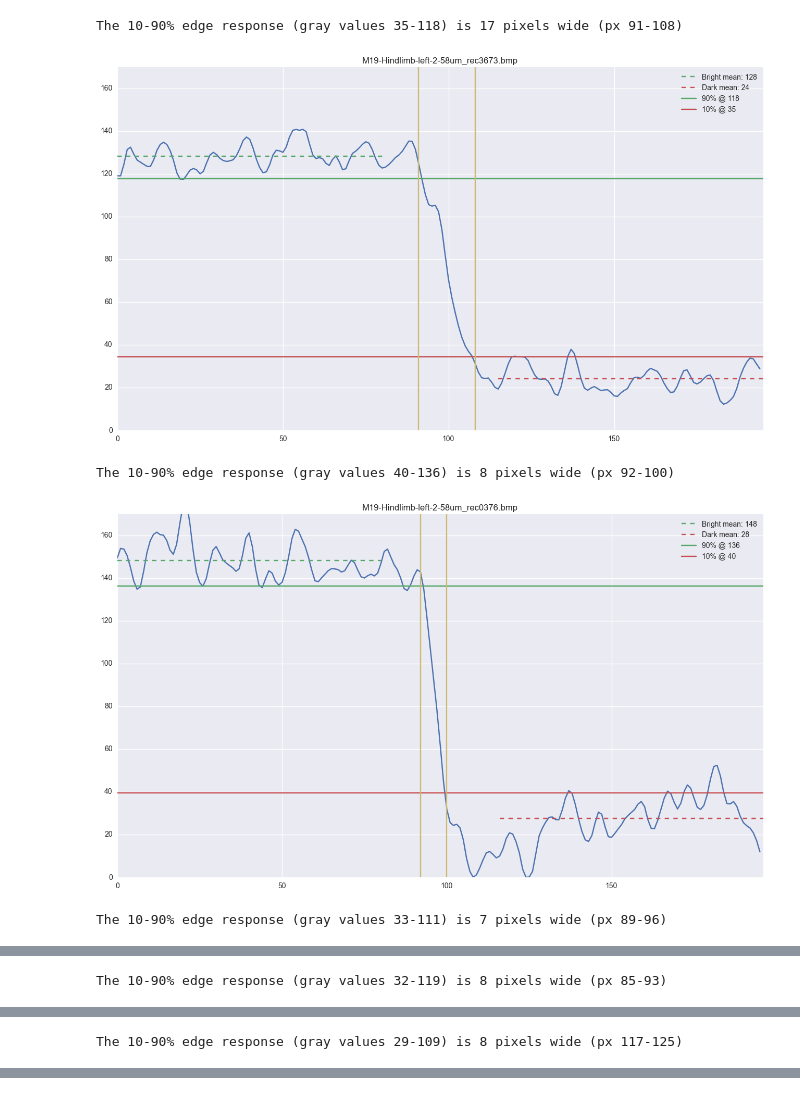
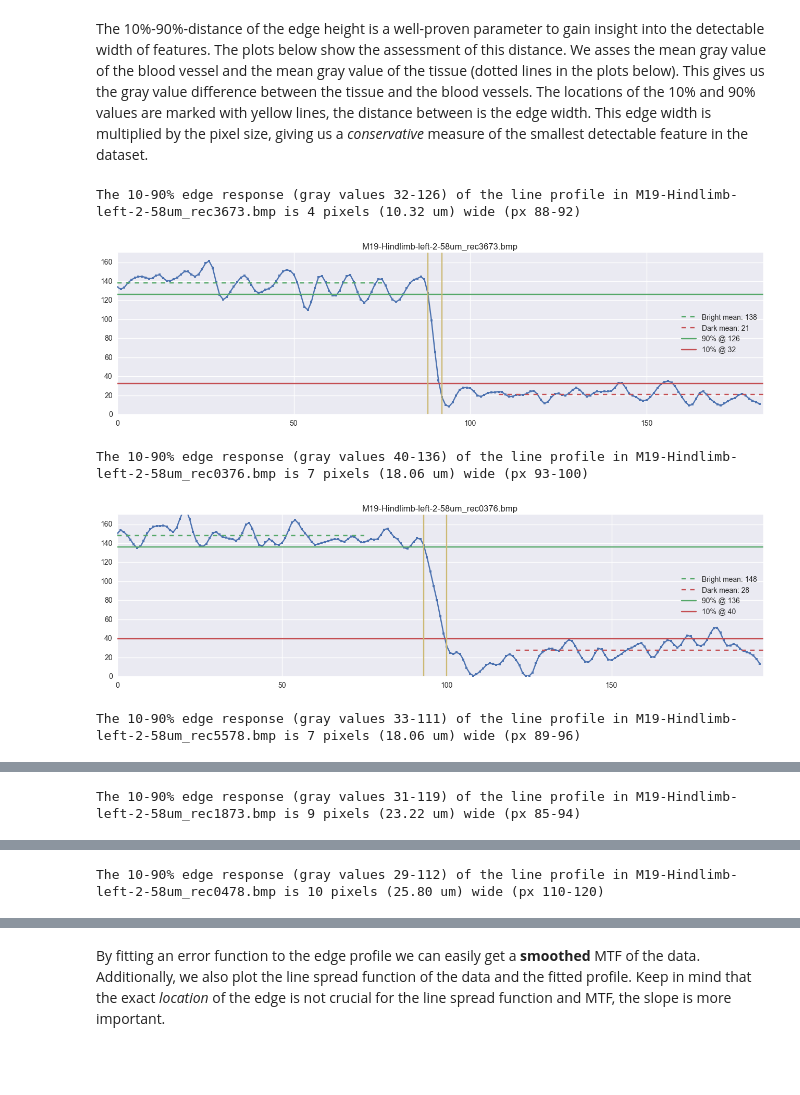
Before and after one commit to habi/mtf, a Jupyter notebook: Edge response.ipynb, the cells around one changed output, grey strips where cells are left out. Cells and saved outputs as stored; diff of their text form; code cells hidden in the pictures; blank space fills up the shorter version.

```diff
--- a/Edge response.ipynb
+++ b/Edge response.ipynb
@@ -25,4 +25,5 @@ http://www.quickmtf.com/about-resolution.html
 # %%
+# Import functions we need plus set defaults
 import platform
 import os
 import glob
@@ -33,10 +34,9 @@ import seaborn
 import scipy
 from scipy.optimize import curve_fit
 import skimage.measure
-import skimage.draw
 
 plt.rc('image', cmap='gray', interpolation='nearest') # Display all images in b&w
-plt.rcParams['figure.figsize'] = (16, 9)  # Size up figures a bit
+plt.rcParams['figure.figsize'] = (16, 4)  # Size up figures a bit
 # %%
 # Load Images from different locations depending if we run this notebook on Linux or Windows
 if 'debian' in platform.dist():
@@ -85,16 +88,9 @@ We randomly chose these images from the dataset
 # %%
 # In Fiji we selected the coordinates of the five randomly selected images.
-# With the random seed of 1796 these
-# - M19-Hindlimb-left-2-58um_rec3673.bmp
-# - M19-Hindlimb-left-2-58um_rec0376.bmp
-# - M19-Hindlimb-left-2-58um_rec5578.bmp
-# - M19-Hindlimb-left-2-58um_rec1873.bmp
-# - M19-Hindlimb-left-2-58um_rec0478.bmp
 # The start and end points of the line profiles from a filled blood vessel are given below,
 # the line profiles are used for further calculations
-
-StartPoint = [[1878,2475], [1965,1249], [3115,3291], [2336,1113], [1034,1988]]
-EndPoint =   [[1932,2289], [2048,1073], [3123,3104], [2316,1297], [1252,1886]]
+StartPoint = [[2899,2197], [1965,1249], [3115,3291], [2336,1113], [1044,1998]]
+EndPoint =   [[2874,2377], [2048,1073], [3123,3104], [2316,1297], [1262,1896]]
 
 EdgeProfiles = [None] * len(ChosenImages)
 for c,i in enumerate(ChosenImages):
@@ -103,11 +99,13 @@ for c,i in enumerate(ChosenImages):
     plt.plot([StartPoint[c][0], EndPoint[c][0]],[StartPoint[c][1], EndPoint[c][1]], marker='.')
     plt.xlim([-1,numpy.shape(i)[0]])
     plt.ylim([numpy.shape(i)[1],-1])
-    plt.title('Image %s with edge profile location' % os.path.basename(ChosenImageNames[c]))
+    plt.title('%s with edge profile location' % os.path.basename(ChosenImageNames[c]))
     plt.subplot(122)
-    EdgeProfiles[c] = skimage.measure.profile_line(i,StartPoint[c][::-1],EndPoint[c][::-1],
-                                                   linewidth=3) # we flip the start and end point coordinates for matplotlib reasons
+    EdgeProfiles[c] = skimage.measure.profile_line(i, StartPoint[c][::-1], EndPoint[c][::-1],
+                                                   linewidth=5, order=3) # we flip the start and end point coordinates for matplotlib reasons
     plt.plot(EdgeProfiles[c])
+    plt.xlabel('Pixel')
+    plt.ylabel('Gray value')
     plt.title('Edge profile')
     plt.ylim([0,170])
     plt.show()
@@ -120,40 +118,51 @@ for c,i in enumerate(ChosenImages):
+# %% [markdown]
+The 10%-90%-distance of the edge height is a well-proven parameter to gain insight into the detectable width of features.
+The plots below show the assessment of this distance.
+We asses the mean gray value of the blood vessel and the mean gray value of the tissue (dotted lines in the plots below).
+This gives us the gray value difference between the tissue and the blood vessels.
+The locations of the 10% and 90% values are marked with yellow lines, the distance between is the edge width.
+This edge width is multiplied by the pixel size, giving us a *conservative* measure of the smallest detectable feature in the dataset.
 # %%
-meancounter=80
+meancounter=75
+pixelsize = 2.58
 for c,i in enumerate(EdgeProfiles):
     uaf_mean = numpy.mean(i[:meancounter])
     tissue_mean = numpy.mean(i[-meancounter:])
     mean_distance_drop = 0.1 * (uaf_mean - tissue_mean)
-    start_of_edge = numpy.where(i>uaf_mean - mean_distance_drop)[0][-1]
-    end_of_ege = numpy.where(i<tissue_mean + mean_distance_drop)[0][0]
+    start_of_edge = numpy.where(i>=(uaf_mean - mean_distance_drop))[0][-1]
+    end_of_ege = numpy.where(i<=(tissue_mean + mean_distance_drop))[0][0]
     distance = end_of_ege - start_of_edge
-    print('The 10-90%% edge response (gray values %0.f-%0.f) is %s pixels wide (px %s-%s)' % (tissue_mean + mean_distance_drop,
-                                                                                              uaf_mean - mean_distance_drop,
-                                                                                              distance,
-                                                                                              start_of_edge,
-                                                                                              end_of_ege))
-    plt.plot(i, c=seaborn.color_palette()[0])
+    print('The 10-90%% edge response (gray values %0.f-%0.f) of the line profile in '
+          '%s is %s pixels (%0.2f um) wide (px %s-%s)' % (tissue_mean + mean_distance_drop,
+                                                          uaf_mean - mean_distance_drop,
+                                                          os.path.basename(ChosenImageNames[c]),
+                                                          distance,
+                                                          distance * pixelsize,
+                                                          start_of_edge,
+                                                          end_of_ege))
+    plt.plot(i, c=seaborn.color_palette()[0],marker='.')
     plt.axhline(y=uaf_mean,
                 xmin=0,
                 xmax=(float(meancounter)/len(EdgeProfiles[c])),
                 c=seaborn.color_palette()[1], label='Bright mean: %0.f' % uaf_mean, ls='dashed')
     plt.axhline(y=tissue_mean,
                 xmin=1-(float(meancounter)/len(EdgeProfiles[c])),
                 xmax=len(EdgeProfiles[c]),
                 c=seaborn.color_palette()[2], label='Dark mean: %0.f' % tissue_mean, ls='dashed')
     plt.axhline(uaf_mean - mean_distance_drop, c=seaborn.color_palette()[1],
                 label='90%% @ %0.f' % (uaf_mean - mean_distance_drop))
     plt.axhline(tissue_mean + mean_distance_drop, c=seaborn.color_palette()[2],
                 label='10%% @ %0.f' % (tissue_mean + mean_distance_drop))
     plt.axvline(start_of_edge, c=seaborn.color_palette()[4])
     plt.axvline(end_of_ege, c=seaborn.color_palette()[4])
     plt.legend(loc='best')
     plt.title(os.path.basename(ChosenImageNames[c]))
     plt.xlim([0,len(i)])
     plt.ylim([0,170])
     plt.show()
 # %% [output]
-The 10-90% edge response (gray values 35-118) is 17 pixels wide (px 91-108)
+The 10-90% edge response (gray values 32-126) of the line profile in M19-Hindlimb-left-2-58um_rec3673.bmp is 4 pixels (10.32 um) wide (px 88-92)
-[figure, old version]
+[figure, new version]
-The 10-90% edge response (gray values 40-136) is 8 pixels wide (px 92-100)
+The 10-90% edge response (gray values 40-136) of the line profile in M19-Hindlimb-left-2-58um_rec0376.bmp is 7 pixels (18.06 um) wide (px 93-100)
-[figure, old version]
+[figure, new version]
-The 10-90% edge response (gray values 33-111) is 7 pixels wide (px 89-96)
+The 10-90% edge response (gray values 33-111) of the line profile in M19-Hindlimb-left-2-58um_rec5578.bmp is 7 pixels (18.06 um) wide (px 89-96)
@@ -161 +170 @@ The 10-90% edge response (gray values 33-111) is 7 pixels wide (px 89-96)
-The 10-90% edge response (gray values 32-119) is 8 pixels wide (px 85-93)
+The 10-90% edge response (gray values 31-119) of the line profile in M19-Hindlimb-left-2-58um_rec1873.bmp is 9 pixels (23.22 um) wide (px 85-94)
@@ -163 +172 @@ The 10-90% edge response (gray values 32-119) is 8 pixels wide (px 85-93)
-The 10-90% edge response (gray values 29-109) is 8 pixels wide (px 117-125)
+The 10-90% edge response (gray values 29-112) of the line profile in M19-Hindlimb-left-2-58um_rec0478.bmp is 10 pixels (25.80 um) wide (px 110-120)
@@ -165,3 +174,7 @@ The 10-90% edge response (gray values 29-109) is 8 pixels wide (px 117-125)
+# %% [markdown]
+By fitting an error function to the edge profile we can easily get a **smoothed** MTF of the data.
+Additionally, we also plot the line spread function of the data and the fitted profile.
+Keep in mind that the exact *location* of the edge is not crucial for the line spread function and MTF, the slope is more important.
 # %%
 def function_error(x, a, b):
     # Fit an error function (https://en.wikipedia.org/wiki/Error_function) to the data
```
Also changed, not shown: parts of 17 cells of this notebook.
